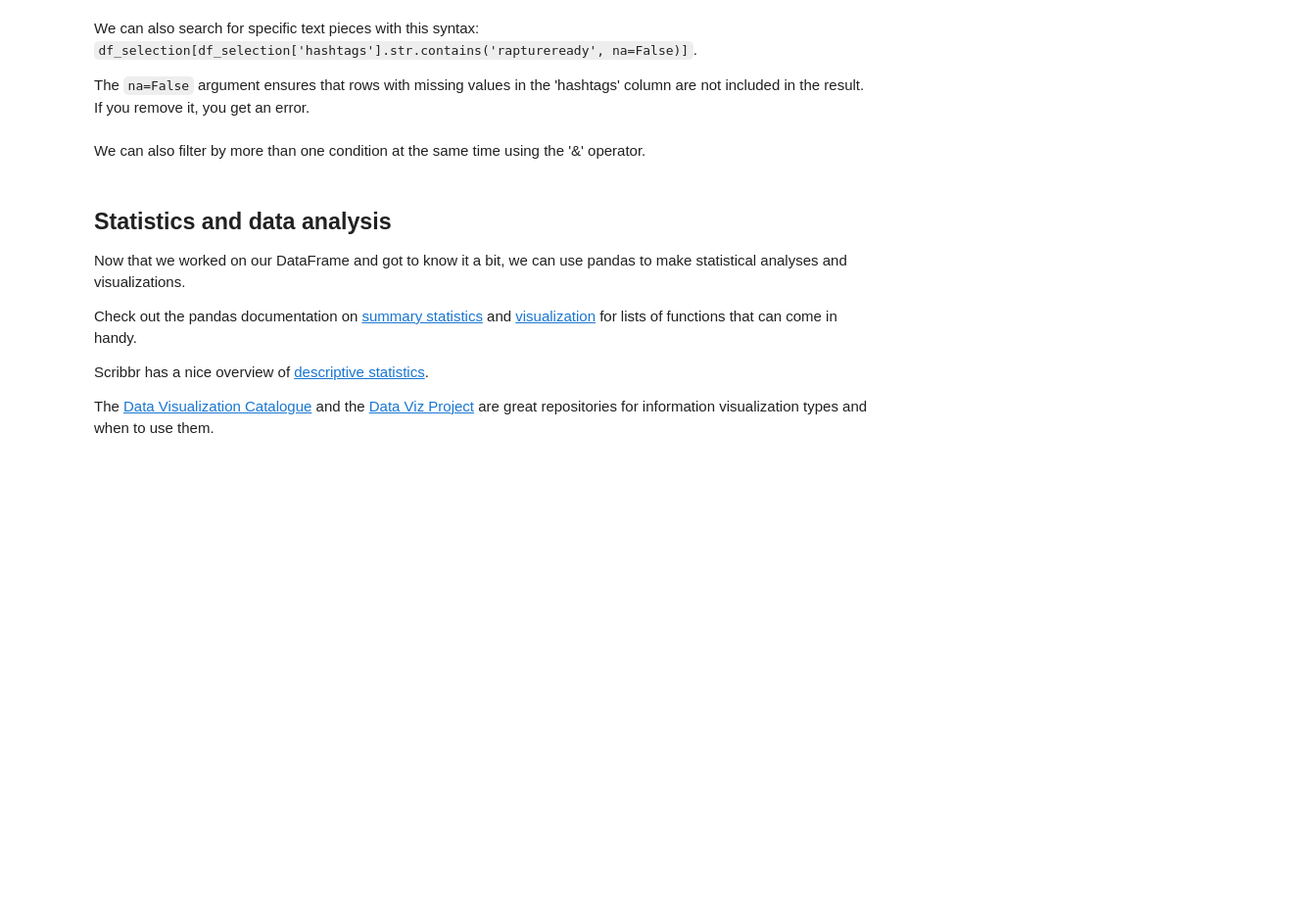
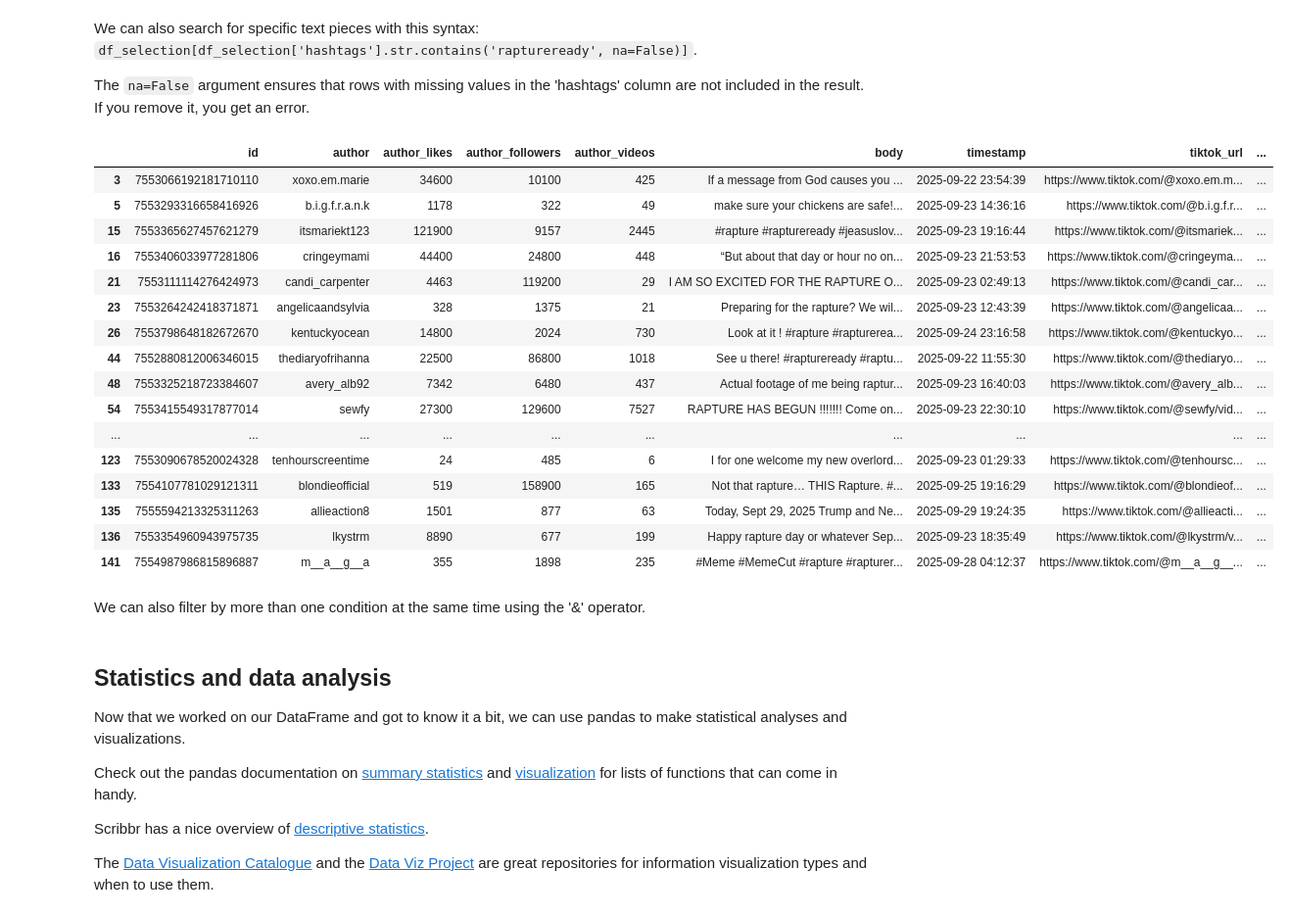
Before and after one commit to onni-Q/lecture_notebooks, a Jupyter notebook: Week2_Lecture.ipynb, the cells around one changed output. Shown at 98% size. Saved outputs shown, nothing was run; the diff lists cells and outputs as text; code cells hidden in the pictures; blank space fills up the shorter version.

```diff
--- a/Week2_Lecture.ipynb
+++ b/Week2_Lecture.ipynb
@@ -62,2 +64,10 @@ file_path = ''
 # %% [markdown]
 Reading in a csv with pandas is easy. We call the `pd.read_csv()` function with the file path as argument. (Pandas takes care of opening and closing the file, so a `with` statement is not needed.) The contents of the csv file are then read in a Pandas DataFrame object. We can store this in the variable `df`.
+# %%
+import pandas as pd
+
+# Correct way to read your CSV
+df = pd.read_csv('/content/drive/MyDrive/Copy of tiktok_rapture.csv')
+
+# Preview the data
+print(df.head())
@@ -89,3 +274,6 @@ Let's check for missing values first. This may trip us up further down since som
 Here you can already see the power of pandas at work; we just 'chained' three different functions to give us a sense of the data, which would otherwise require many more lines of code.
 # %% [markdown]
 We could drop 'useless' columns if they have more than 10 missing values with `df = df.dropna(axis=1, thresh=10)`. But then the columns are gone from our datafrome. If we change our minds, we have to load the data again.
+# %%
+df = df.dropna(axis=1, thresh=10)
+print(df)
@@ -126,5 +413,9 @@ df_selection
 We can also derive new variables from existing ones. For example, how much direct engagement (likes + comments + shares) is there in relation to plays? If we had 10 likes, 10 comments, 10 shares, and 100 plays, we could do 10 + 10 + 10 / 100 = 0.3.  We can multiply the result by 100 for better readability. The more views, the lower the ratio becomes. A higher ratio indicates more 'active' engagement in relation to 'passive' plays.
 
 Let's create a new column with that information and print it out with `df_selection.sort_values('engagement_ratio', ascending=False).head()`.
-# %%
-df_selection['engagement_ratio'] =
+# %%
+df_selection.columns
+df_selection['engagement_ratio'] = (
+    (df_selection['likes'] + df_selection['comments'] + df_selection['shares']) / df_selection['plays']
+)
+df_selection.sort_values('engagement_ratio', ascending=False).head()
@@ -167,5 +491,25 @@ We can also filter based on numerical values, for example, with `df_selection[df
 We can also search for specific text pieces with this syntax: `df_selection[df_selection['hashtags'].str.contains('raptureready', na=False)]`.
 
 The `na=False` argument ensures that rows with missing values in the 'hashtags' column are not included in the result. If you remove it, you get an error.
+# %%
+df_selection[df_selection['hashtags'].str.contains('raptureready', na=False)]
+# %% [output]
+|  | id | author | author_likes | author_followers | author_videos | body | timestamp | tiktok_url | ... |
+| 3 | 7553066192181710110 | xoxo.em.marie | 34600 | 10100 | 425 | If a message from God causes you ... | 2025-09-22 23:54:39 | https://www.tiktok.com/@xoxo.em.m... | ... |
+| 5 | 7553293316658416926 | b.i.g.f.r.a.n.k | 1178 | 322 | 49 | make sure your chickens are safe!... | 2025-09-23 14:36:16 | https://www.tiktok.com/@b.i.g.f.r... | ... |
+| 15 | 7553365627457621279 | itsmariekt123 | 121900 | 9157 | 2445 | #rapture #raptureready #jeasuslov... | 2025-09-23 19:16:44 | https://www.tiktok.com/@itsmariek... | ... |
+| 16 | 7553406033977281806 | cringeymami | 44400 | 24800 | 448 | “But about that day or hour no on... | 2025-09-23 21:53:53 | https://www.tiktok.com/@cringeyma... | ... |
+| 21 | 7553111114276424973 | candi_carpenter | 4463 | 119200 | 29 | I AM SO EXCITED FOR THE RAPTURE O... | 2025-09-23 02:49:13 | https://www.tiktok.com/@candi_car... | ... |
+| 23 | 7553264242418371871 | angelicaandsylvia | 328 | 1375 | 21 | Preparing for the rapture? We wil... | 2025-09-23 12:43:39 | https://www.tiktok.com/@angelicaa... | ... |
+| 26 | 7553798648182672670 | kentuckyocean | 14800 | 2024 | 730 | Look at it ! #rapture #rapturerea... | 2025-09-24 23:16:58 | https://www.tiktok.com/@kentuckyo... | ... |
+| 44 | 7552880812006346015 | thediaryofrihanna | 22500 | 86800 | 1018 | See u there! #raptureready #raptu... | 2025-09-22 11:55:30 | https://www.tiktok.com/@thediaryo... | ... |
+| 48 | 7553325218723384607 | avery_alb92 | 7342 | 6480 | 437 | Actual footage of me being raptur... | 2025-09-23 16:40:03 | https://www.tiktok.com/@avery_alb... | ... |
+| 54 | 7553415549317877014 | sewfy | 27300 | 129600 | 7527 | RAPTURE HAS BEGUN !!!!!!! Come on... | 2025-09-23 22:30:10 | https://www.tiktok.com/@sewfy/vid... | ... |
+| ... | ... | ... | ... | ... | ... | ... | ... | ... | ... |
+| 123 | 7553090678520024328 | tenhourscreentime | 24 | 485 | 6 | I for one welcome my new overlord... | 2025-09-23 01:29:33 | https://www.tiktok.com/@tenhoursc... | ... |
+| 133 | 7554107781029121311 | blondieofficial | 519 | 158900 | 165 | Not that rapture… THIS Rapture. #... | 2025-09-25 19:16:29 | https://www.tiktok.com/@blondieof... | ... |
+| 135 | 7555594213325311263 | allieaction8 | 1501 | 877 | 63 | Today, Sept 29, 2025 Trump and Ne... | 2025-09-29 19:24:35 | https://www.tiktok.com/@allieacti... | ... |
+| 136 | 7553354960943975735 | lkystrm | 8890 | 677 | 199 | Happy rapture day or whatever Sep... | 2025-09-23 18:35:49 | https://www.tiktok.com/@lkystrm/v... | ... |
+| 141 | 7554987986815896887 | m__a__g__a | 355 | 1898 | 235 | #Meme #MemeCut #rapture #rapturer... | 2025-09-28 04:12:37 | https://www.tiktok.com/@m__a__g__... | ... |
 # %% [markdown]
 We can also filter by more than one condition at the same time using the '&' operator.
```
Also changed, not shown: parts of 49 cells of this notebook.
